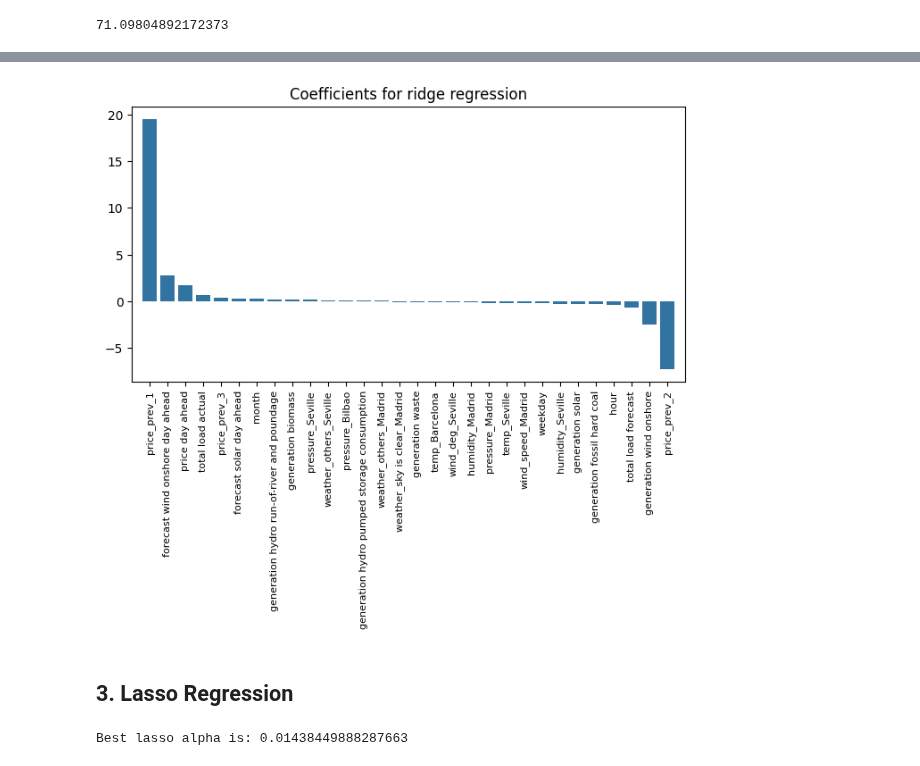
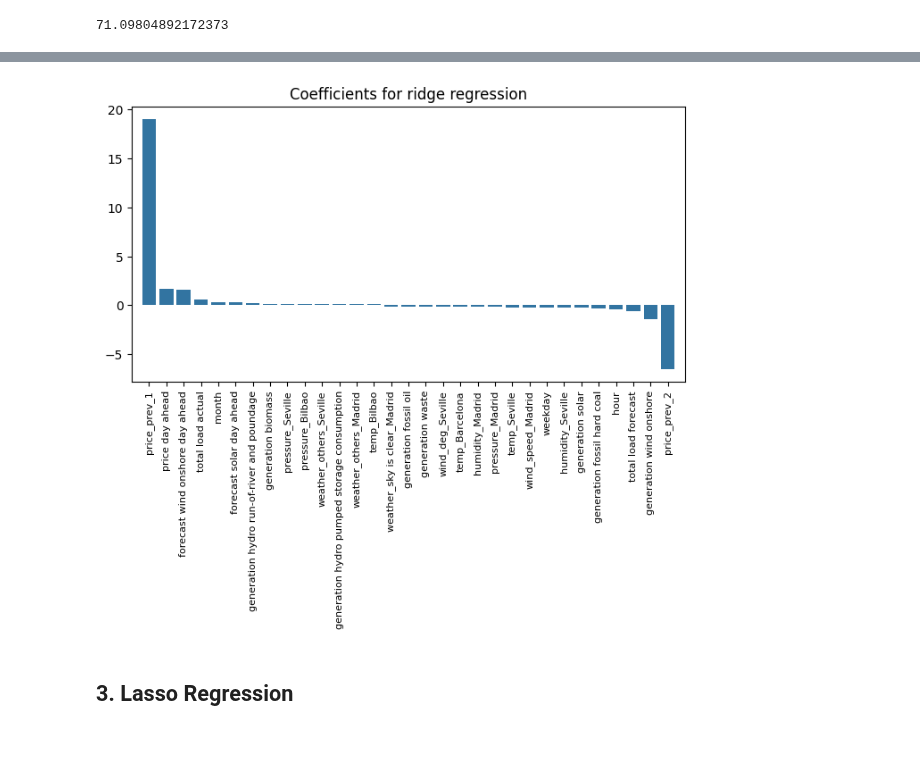
Before and after one commit to MDS-Mountain-Club/MDS_ML_Project, a Jupyter notebook: Regression/linear_regression.ipynb, the cells around one changed output, grey strips where cells are left out. Saved outputs shown, nothing was run; the diff lists cells and outputs as text; code cells hidden in the pictures.

Commit message:
Time-series cross-validated results for Ridge, Laso

```diff
--- a/Regression/linear_regression.ipynb
+++ b/Regression/linear_regression.ipynb
@@ -236,0 +210,23 @@ pd.DataFrame(model_eval).T
+# %%
+# Setup time-series cross-validation
+tscv = TimeSeriesSplit(n_splits=2)
+
+# Setup alphas
+ridge_scores = defaultdict(list)
+ridge_scores['alphas'] = np.logspace(-5, 5, 20)
+# %%
+# Alpha parameter loop
+for alpha in ridge_scores['alphas']:
+    # Do CV with Ridge model
+    ridge_model = Ridge(alpha=alpha)
+    scores = cross_val_score(ridge_model, X_train, y_train, cv=tscv, scoring='neg_mean_squared_error')
+
+    # Per-alpha: calculate scores average and SE
+    ridge_scores['avg_mse'].append(-1 * np.mean(scores))
+    ridge_scores['std_errors'].append(np.std(scores) / np.sqrt(len(scores)))
+# %%
+# Choose alpha based on One Standard Error Rule: min MSE + 1SE
+df_ridge_scores = pd.DataFrame(ridge_scores)
+within_one_std = df_ridge_scores['avg_mse'].min() + df_ridge_scores['std_errors'][df_ridge_scores['avg_mse'].idxmin()]
+best_alpha_ridge = max([df_ridge_scores['alphas'][i] for i, mse in enumerate(df_ridge_scores['avg_mse']) if mse <= within_one_std])
+best_alpha_ridge
@@ -236,0 +253,9 @@ pd.DataFrame(model_eval).T
+# %%
+# Ridge model with best alpha: #1. Create #2. Fit #3. Predict
+best_ridge_model = Ridge(alpha=best_alpha_ridge)
+best_ridge_model.fit(X_train, y_train)
+y_pred_ridge = best_ridge_model.predict(X_test)
+
+# 4a. Evaluate
+model_eval = add_model_eval(model_eval, 'Ridge Regression', y_test, y_pred_ridge)
+pd.DataFrame(model_eval).T
@@ -243,18 +275,8 @@ model_eval_plot(y_test, y_pred_ridge, fig, axes, 'Regression plots for ridge reg
 # %%
 # 4c. Interpret
 fig, axes = plt.subplots(figsize=(8, 4))
-regression_coef_plot(ridge_model, fig, axes, 0.1, 'Coefficients for ridge regression')
+regression_coef_plot(best_ridge_model, fig, axes, 0.1, 'Coefficients for ridge regression')
 # %% [output]
-[figure, old version]
+[figure, new version]
 # %% [markdown]
 ## 3. Lasso Regression
-# %%
-# Auto-CV
-alphas = np.logspace(-5, 5, 20)
-lasso_model = LassoCV(alphas=alphas, cv=5)
-lasso_model.fit(X_train, y_train)
-# Check MSE-train vs. MSE-test
-mean_squared_error(y_train, lasso_model.predict(X_train))
-print(f'Best lasso alpha is: {lasso_model.alpha_}')
-# %% [output]
-Best lasso alpha is: 0.01438449888287663
```
Also changed, not shown: parts of 38 cells of this notebook.
